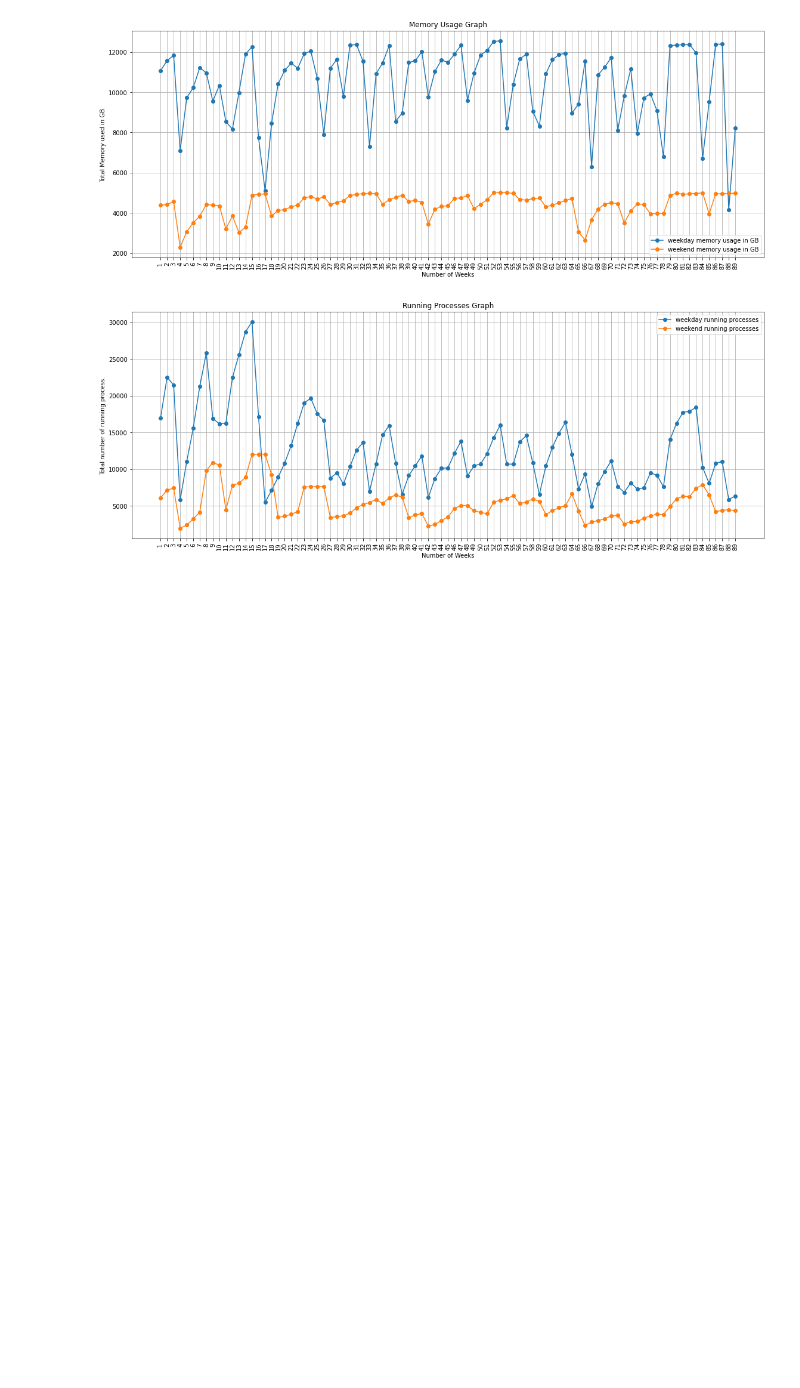
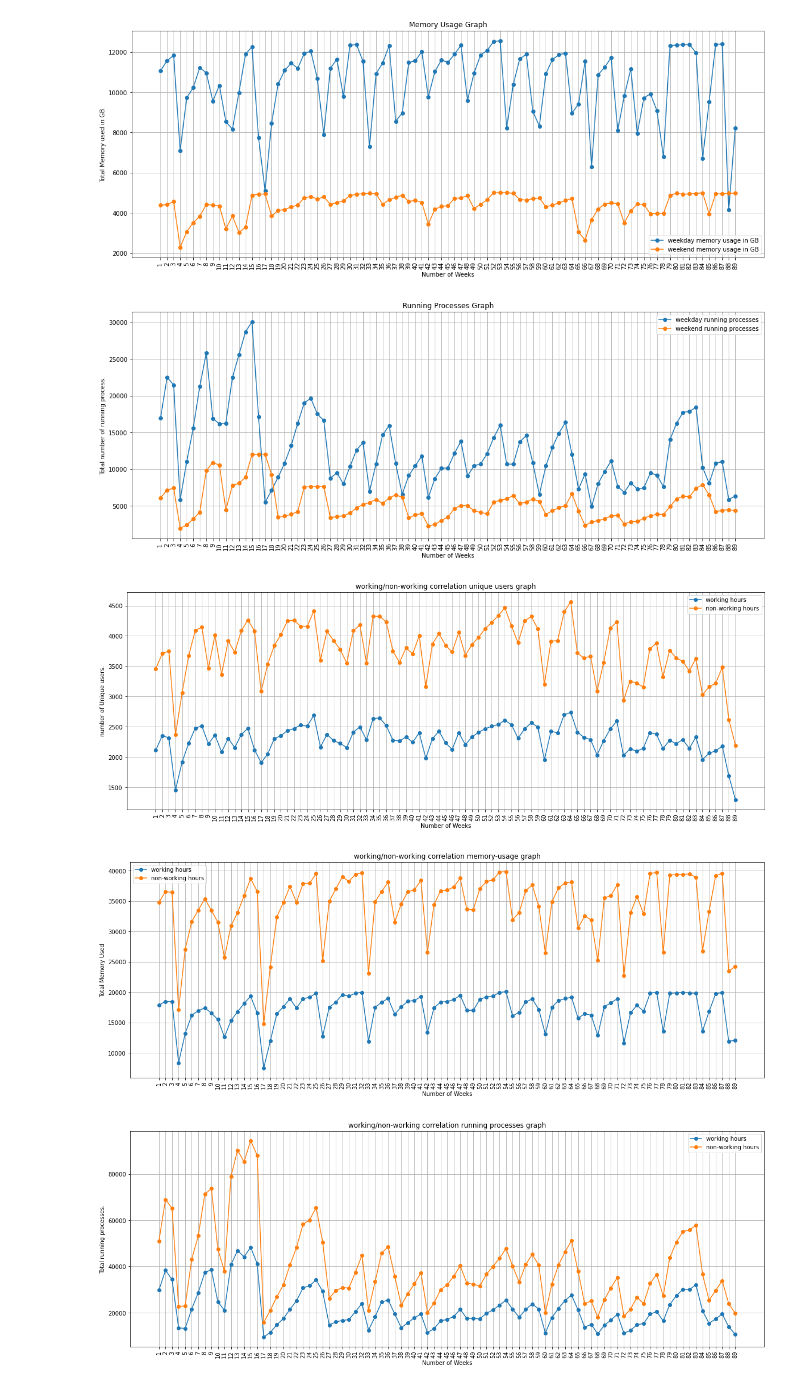
Before and after one commit to shubhamrastogi1810/SMC-Data_Challenge, a Jupyter notebook: Correlation.ipynb, the cells around one changed output. Drawn from its saved outputs; the diff is of its cells as text; code cells hidden in the pictures; blank space fills up the shorter version.

Commit message:
added working/non-working hour correlation function.

```diff
--- a/Correlation.ipynb
+++ b/Correlation.ipynb
@@ -113,3 +111,74 @@ for i in relation:
 [figure]
 [figure]
 [figure]
+# %%
+def hourly_correlation(arg):
+
+    avwh = [] # array of average working hour pattern
+    avnwh = [] # array of average non-working hour pattern
+    for i in csvs:
+        # fetching the particular columns needed for the graphical correlation.
+        df  = pd.read_csv(csv_path+i+'.csv',usecols=['date-hour','login-node',arg])
+        new_df = df.sort_values(by=['date-hour','login-node'])
+
+        month = new_df.iloc[-1][0][0:3]
+        year = new_df.iloc[-1][0][5:10]
+        end = int(new_df.iloc[-1][0][3:5])
+
+        # fetching values for all the dates not present in the holidays/weekends list.
+        for j in range(1,end):
+            if j <= 9:
+                date = month+'0'+ str(j) + year
+            else:
+                date = month + str(j) + year
+
+            if date not in lis:
+                wh = []
+                nwh = []
+                # getting the particular date data of users,memory,running process
+                abc = new_df[new_df['date-hour'].str.contains(date)]
+                # considering the data that node is open for 20 hrs.
+                if abc.shape[0] != 0 and len(abc) >= 90:
+                    x = len(set(abc['login-node']))
+                    for a,b in abc.iterrows():
+                        if 9 <= int(b[0][-2:]) <= 16:
+                            wh.append(int(b[2]))
+                        else:
+                            nwh.append(int(b[2]))
+                    if wh != [] and len(wh) >= 25:
+                        avwh.append(sum(wh)//x)
+                        avnwh.append(sum(nwh)//x)
+
+    counter = 0
+    y1 = []
+    y2 = []
+    while len(avwh[counter*5:]) > 5:
+        y1.append(sum(avwh[counter*5:counter*5 + 5]))
+        y2.append(sum(avnwh[counter*5:counter*5 + 5]))
+        counter+=1
+    # plotting on graph.
+    x_val = [i for i in range(1,len(y1)+1)]
+    plt.rcParams['figure.figsize'] = (20,7)
+    plt.plot(x_val,y1,label='working hours',marker='o')
+    plt.plot(x_val,y2,label='non-working hours',marker='o')
+
+    if arg =='wusers':
+        plt.title('working/non-working correlation unique users graph')
+        plt.ylabel('number of Unique users.')
+    if arg =='memory-used':
+        plt.title('working/non-working correlation memory-usage graph')
+        plt.ylabel('Total Memory Used')
+    if arg =='running-process':
+        plt.title('working/non-working correlation running processes graph')
+        plt.ylabel('Total running processes.')
+    plt.xlabel('Number of Weeks')
+    plt.legend()
+    plt.grid()
+    plt.xticks(x_val,rotation=90)
+    plt.show()
+for i in relation:
+    hourly_correlation(i)
+# %% [output]
+[figure, added]
+[figure, added]
+[figure, added]
```
Also changed, not shown: parts of 1 cell of this notebook.
